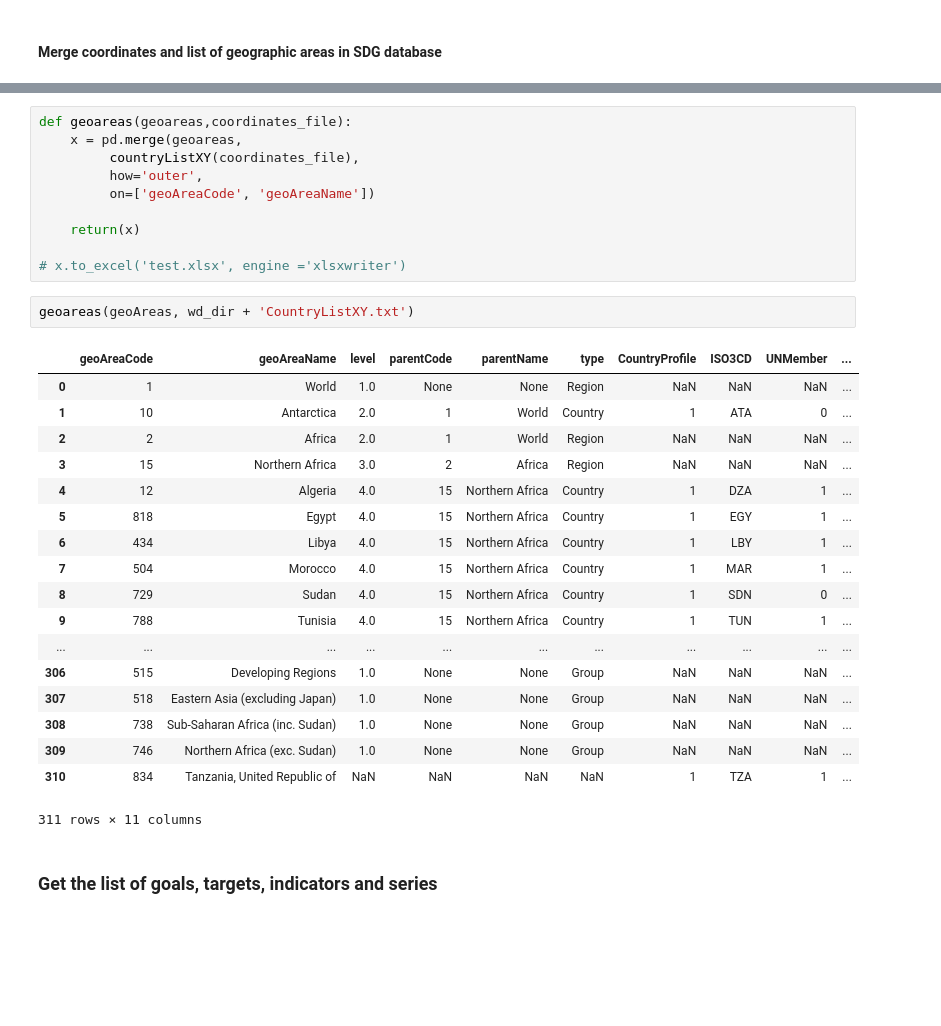
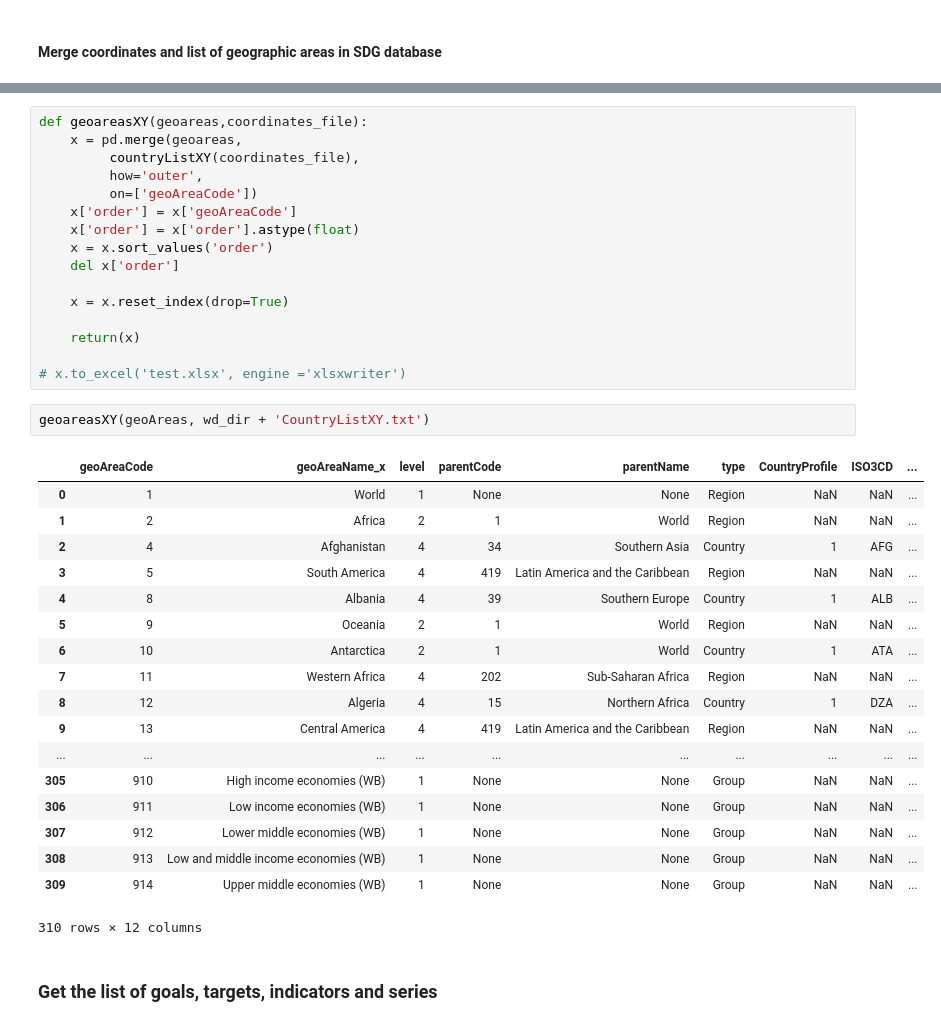
Before and after one commit to UNStats/FIS4SDGs, a Jupyter notebook: unsd/notebooks/FIS4SDG - 01 - Create CSV.ipynb, the cells around one changed output, grey strips where cells are left out. Cells and saved outputs as stored; diff of their text form; blank space fills up the shorter version.

```diff
--- a/unsd/notebooks/FIS4SDG - 01 - Create CSV.ipynb
+++ b/unsd/notebooks/FIS4SDG - 01 - Create CSV.ipynb
@@ -357,34 +372,40 @@ geoAreas.reset_index(drop=True)
 # %%
-def geoareas(geoareas,coordinates_file):
+def geoareasXY(geoareas,coordinates_file):
     x = pd.merge(geoareas,
          countryListXY(coordinates_file),
          how='outer',
-         on=['geoAreaCode', 'geoAreaName'])
+         on=['geoAreaCode'])
+    x['order'] = x['geoAreaCode']
+    x['order'] = x['order'].astype(float)
+    x = x.sort_values('order')
+    del x['order']
+
+    x = x.reset_index(drop=True)
 
     return(x)
 
 # x.to_excel('test.xlsx', engine ='xlsxwriter')
 # %%
-geoareas(geoAreas, wd_dir + 'CountryListXY.txt')
+geoareasXY(geoAreas, wd_dir + 'CountryListXY.txt')
 # %% [output]
-|  | geoAreaCode | geoAreaName | level | parentCode | parentName | type | CountryProfile | ISO3CD | UNMember | ... |
-| 0 | 1 | World | 1.0 | None | None | Region | NaN | NaN | NaN | ... |
-| 1 | 10 | Antarctica | 2.0 | 1 | World | Country | 1 | ATA | 0 | ... |
-| 2 | 2 | Africa | 2.0 | 1 | World | Region | NaN | NaN | NaN | ... |
-| 3 | 15 | Northern Africa | 3.0 | 2 | Africa | Region | NaN | NaN | NaN | ... |
-| 4 | 12 | Algeria | 4.0 | 15 | Northern Africa | Country | 1 | DZA | 1 | ... |
-| 5 | 818 | Egypt | 4.0 | 15 | Northern Africa | Country | 1 | EGY | 1 | ... |
-| 6 | 434 | Libya | 4.0 | 15 | Northern Africa | Country | 1 | LBY | 1 | ... |
-| 7 | 504 | Morocco | 4.0 | 15 | Northern Africa | Country | 1 | MAR | 1 | ... |
-| 8 | 729 | Sudan | 4.0 | 15 | Northern Africa | Country | 1 | SDN | 0 | ... |
-| 9 | 788 | Tunisia | 4.0 | 15 | Northern Africa | Country | 1 | TUN | 1 | ... |
-| ... | ... | ... | ... | ... | ... | ... | ... | ... | ... | ... |
-| 306 | 515 | Developing Regions | 1.0 | None | None | Group | NaN | NaN | NaN | ... |
-| 307 | 518 | Eastern Asia (excluding Japan) | 1.0 | None | None | Group | NaN | NaN | NaN | ... |
-| 308 | 738 | Sub-Saharan Africa (inc. Sudan) | 1.0 | None | None | Group | NaN | NaN | NaN | ... |
-| 309 | 746 | Northern Africa (exc. Sudan) | 1.0 | None | None | Group | NaN | NaN | NaN | ... |
-| 310 | 834 | Tanzania, United Republic of | NaN | NaN | NaN | NaN | 1 | TZA | 1 | ... |
+|  | geoAreaCode | geoAreaName_x | level | parentCode | parentName | type | CountryProfile | ISO3CD | ... |
+| 0 | 1 | World | 1 | None | None | Region | NaN | NaN | ... |
+| 1 | 2 | Africa | 2 | 1 | World | Region | NaN | NaN | ... |
+| 2 | 4 | Afghanistan | 4 | 34 | Southern Asia | Country | 1 | AFG | ... |
+| 3 | 5 | South America | 4 | 419 | Latin America and the Caribbean | Region | NaN | NaN | ... |
+| 4 | 8 | Albania | 4 | 39 | Southern Europe | Country | 1 | ALB | ... |
+| 5 | 9 | Oceania | 2 | 1 | World | Region | NaN | NaN | ... |
+| 6 | 10 | Antarctica | 2 | 1 | World | Country | 1 | ATA | ... |
+| 7 | 11 | Western Africa | 4 | 202 | Sub-Saharan Africa | Region | NaN | NaN | ... |
+| 8 | 12 | Algeria | 4 | 15 | Northern Africa | Country | 1 | DZA | ... |
+| 9 | 13 | Central America | 4 | 419 | Latin America and the Caribbean | Region | NaN | NaN | ... |
+| ... | ... | ... | ... | ... | ... | ... | ... | ... | ... |
+| 305 | 910 | High income economies (WB) | 1 | None | None | Group | NaN | NaN | ... |
+| 306 | 911 | Low income economies (WB) | 1 | None | None | Group | NaN | NaN | ... |
+| 307 | 912 | Lower middle economies (WB) | 1 | None | None | Group | NaN | NaN | ... |
+| 308 | 913 | Low and middle income economies (WB) | 1 | None | None | Group | NaN | NaN | ... |
+| 309 | 914 | Upper middle economies (WB) | 1 | None | None | Group | NaN | NaN | ... |
-311 rows × 11 columns
+310 rows × 12 columns
 # %% [markdown]
 ### Get the list of goals, targets, indicators and series
 # %%
```
Also changed, not shown: parts of 16 cells of this notebook.
